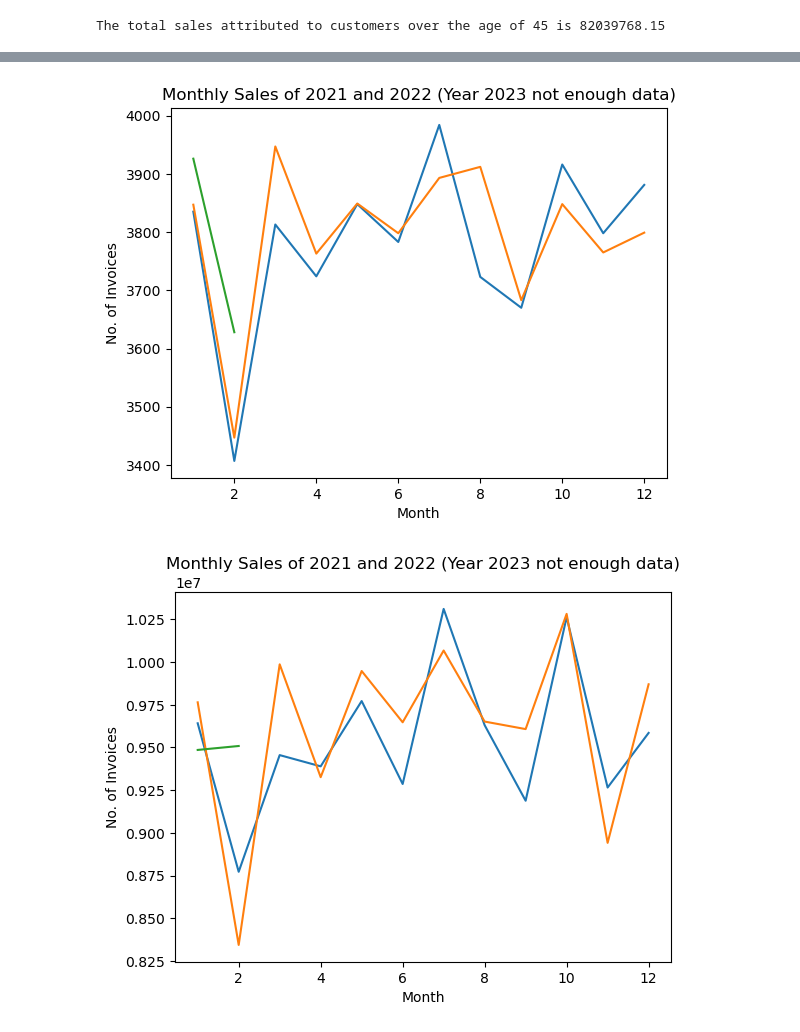
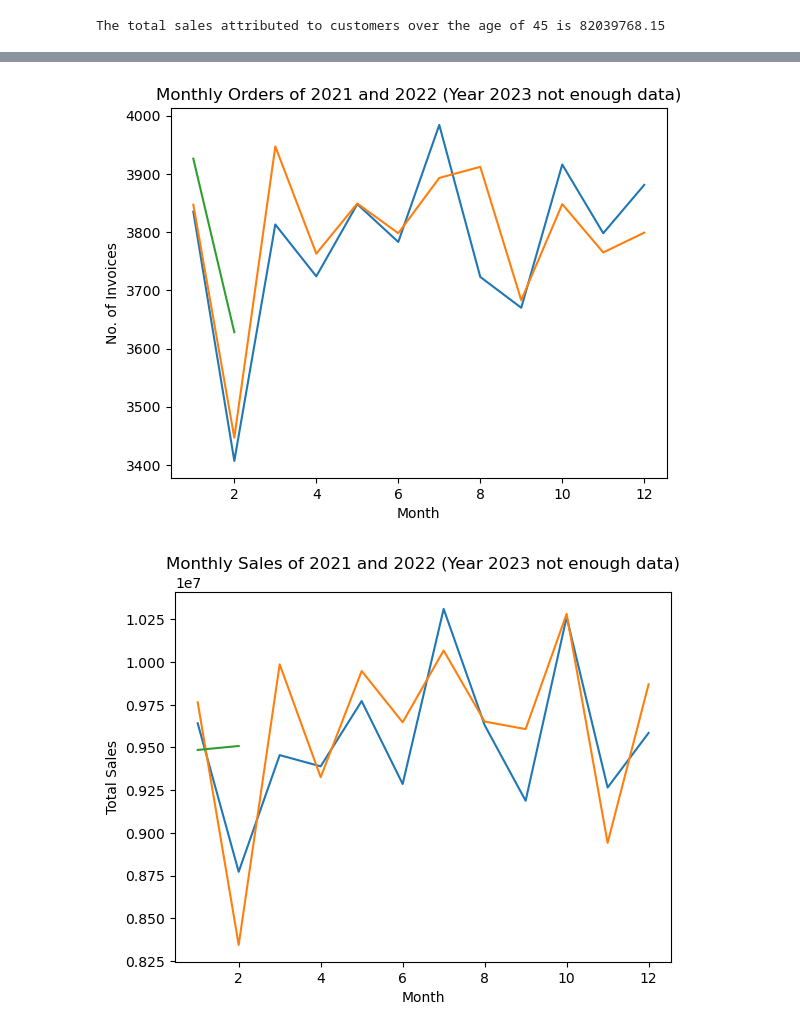
Before and after one commit to meganang/assignment-templates, a Jupyter notebook: sales-data.ipynb, the cells around one changed output, grey strips where cells are left out. Drawn from its saved outputs; the diff is of its cells as text; code cells hidden in the pictures.

```diff
--- a/sales-data.ipynb
+++ b/sales-data.ipynb
@@ -128,27 +110,27 @@ df3
 # %%
 df3['date_time'] = pd.to_datetime(df3['invoice_date'], format = "%d/%m/%Y")
 df3['month'] = df3['date_time'].dt.month
 df3['year'] = df3['date_time'].dt.year
 
 df3.groupby(['year','month']).count()
 
 for year in [2021, 2022, 2023]:
     dummy_df = df3.groupby(['year', 'month']).count()['invoice_no'].loc[year]
     x = dummy_df.index
     y = dummy_df.values
 
     if year == 2023:
         y = y[0:2]
         x = x[0:2]
 
     plt.plot(x,y)
-    plt.title("Monthly Sales of 2021 and 2022 (Year 2023 not enough data)")
+    plt.title("Monthly Orders of 2021 and 2022 (Year 2023 not enough data)")
     plt.xlabel("Month")
     plt.ylabel("No. of Invoices")
 
 plt.show()
 # %% [output]
-[figure, old version]
+[figure, new version]
 # %%
 df3['date_time'] = pd.to_datetime(df3['invoice_date'], format = "%d/%m/%Y")
 df3['month'] = df3['date_time'].dt.month
@@ -172,4 +154,4 @@ for year in [2021, 2022, 2023]:
 
 plt.show()
 # %% [output]
-[figure, old version]
+[figure, new version]
```
Also changed, not shown: parts of 2 cells of this notebook.
